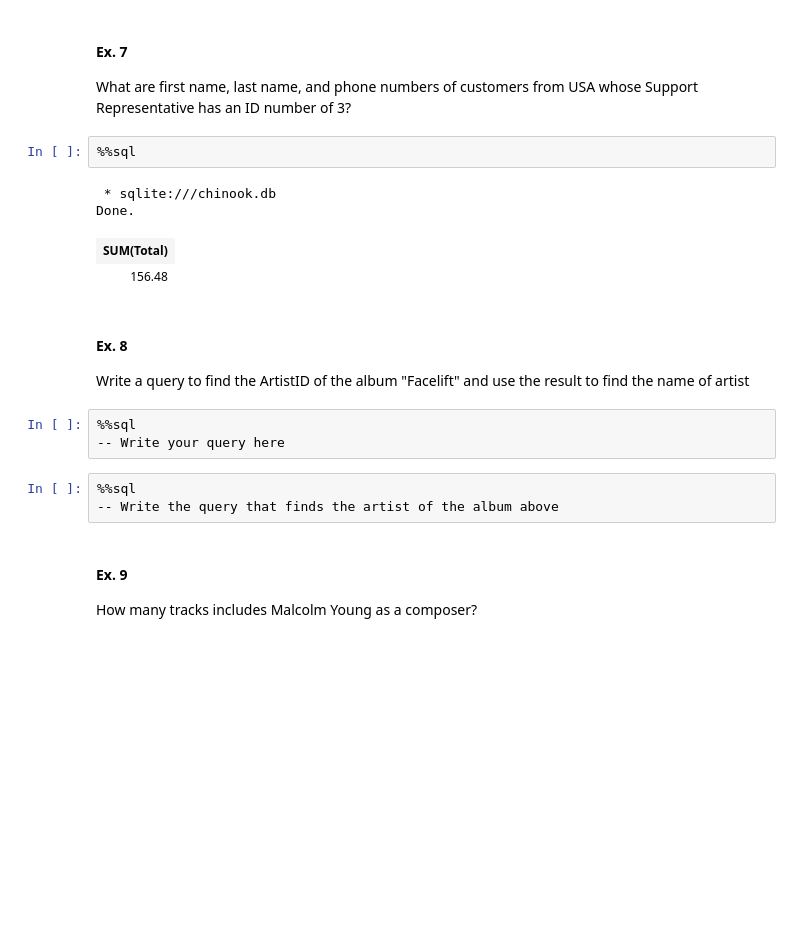
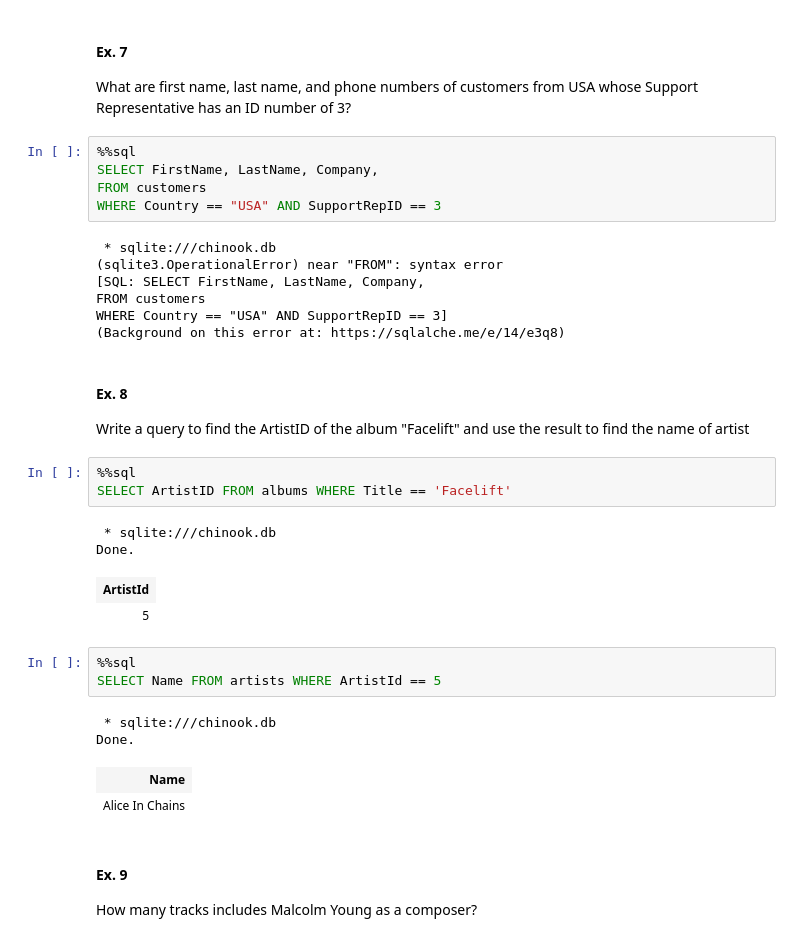
Before and after one commit to berea-college-csc236/CSC330-Introduction-to-SQL-T6, a Jupyter notebook: SQL_tutorial.ipynb, the cells around one changed output. Saved outputs shown, nothing was run; the diff lists cells and outputs as text; blank space fills up the shorter version.

```diff
--- a/SQL_tutorial.ipynb
+++ b/SQL_tutorial.ipynb
@@ -187,20 +223,35 @@ Done.
 What are first name, last name, and phone numbers of customers from USA whose Support Representative has an ID number of 3?
 # %%
 %%sql
+SELECT FirstName, LastName, Company,
+FROM customers
+WHERE Country == "USA" AND SupportRepID == 3
 # %% [output]
  * sqlite:///chinook.db
-Done.
+(sqlite3.OperationalError) near "FROM": syntax error
+[SQL: SELECT FirstName, LastName, Company,
+FROM customers
+WHERE Country == "USA" AND SupportRepID == 3]
+(Background on this error at: https://sqlalche.me/e/14/e3q8)
-| SUM(Total) |
-| 156.48 |
 # %% [markdown]
 #### Ex. 8
 Write a query to find the ArtistID of the album "Facelift" and use the result to find the name of artist
 # %%
 %%sql
--- Write your query here
+SELECT ArtistID FROM albums WHERE Title == 'Facelift'
+# %% [output]
+ * sqlite:///chinook.db
+Done.
+| ArtistId |
+| 5 |
 # %%
 %%sql
--- Write the query that finds the artist of the album above
+SELECT Name FROM artists WHERE ArtistId == 5
+# %% [output]
+ * sqlite:///chinook.db
+Done.
+| Name |
+| Alice In Chains |
 # %% [markdown]
 #### Ex. 9
 How many tracks includes Malcolm Young as a composer?
```
Also changed, not shown: parts of 8 cells of this notebook.
